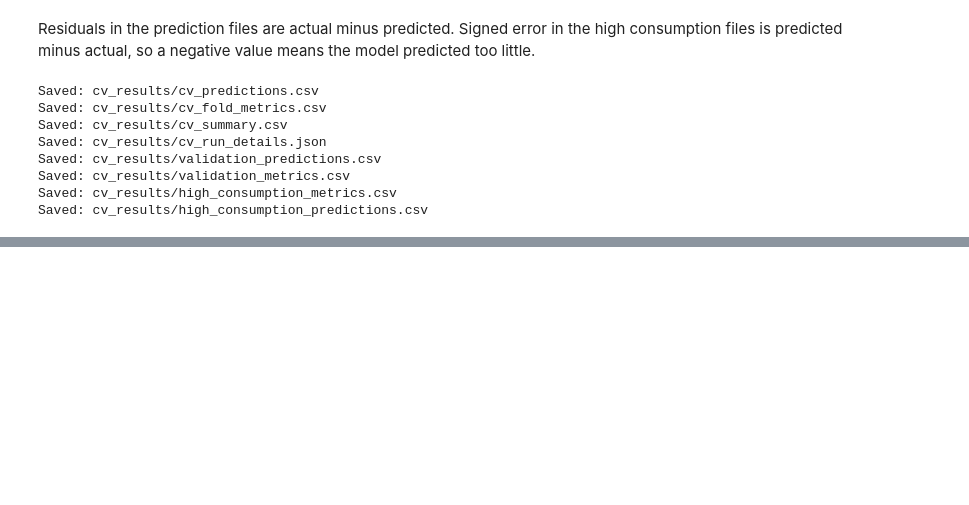
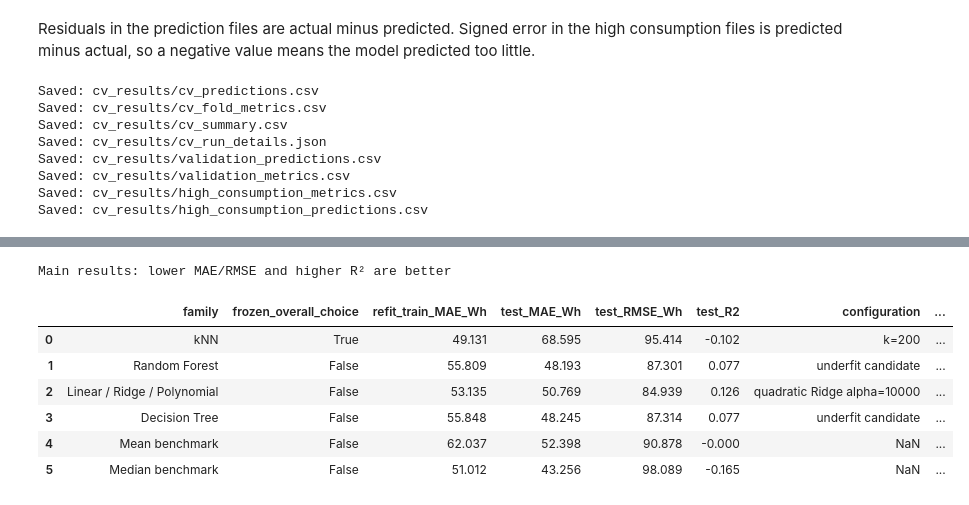
Before and after one commit to AndyLopezCoding/MachineLearningProject, a Jupyter notebook: MachineLearningProject.ipynb, the cells around one changed output, grey strips where cells are left out. Drawn from its saved outputs; the diff is of its cells as text; code cells hidden in the pictures; blank space fills up the shorter version.

```diff
--- a/MachineLearningProject.ipynb
+++ b/MachineLearningProject.ipynb
@@ -906,0 +1120,53 @@ Saved: cv_results/high_consumption_predictions.csv
+# %%
+X_train_validation = pd.concat([X_train, X_validation])
+y_train_validation = pd.concat([y_train, y_validation])
+# Construct test features directly, without adding a helper function.
+X_test_tuning = test.drop(columns=["appliances_energy_wh", "datetime",
+                                   "random_variable_1", "random_variable_2"]).copy()
+X_test_tuning["hour"] = test["datetime"].dt.hour
+X_test_tuning["day_of_week"] = test["datetime"].dt.dayofweek
+X_test_tuning = X_test_tuning[X_train.columns]
+y_test_tuning = test["appliances_energy_wh"]
+assert X_train_validation.index.max() < X_test_tuning.index.min()
+
+final_candidates = {}
+for _, selected in selected_tuning.iterrows():
+    key = (selected["family"], selected["configuration"])
+    final_candidates[selected["family"]] = clone(tuning_configs[key])
+final_candidates["Mean benchmark"] = DummyRegressor(strategy="mean")
+final_candidates["Median benchmark"] = DummyRegressor(strategy="median")
+
+test_rows = []
+tuned_test_prediction_parts = []
+for family, candidate in final_candidates.items():
+    with threadpool_limits(limits=1):
+        candidate.fit(X_train_validation, y_train_validation)
+        refit_train_pred = candidate.predict(X_train_validation)
+        test_pred = candidate.predict(X_test_tuning)
+    assert np.isfinite(test_pred).all()
+    test_rows.append({
+        "family": family, "frozen_overall_choice": family == frozen_family,
+        "refit_train_MAE_Wh": mean_absolute_error(y_train_validation, refit_train_pred),
+        "test_MAE_Wh": mean_absolute_error(y_test_tuning, test_pred),
+        "test_RMSE_Wh": np.sqrt(mean_squared_error(y_test_tuning, test_pred)),
+        "test_R2": r2_score(y_test_tuning, test_pred),
+    })
+    tuned_test_prediction_parts.append(pd.DataFrame({
+        "family": family, "datetime": test["datetime"].to_numpy(),
+        "actual_wh": y_test_tuning.to_numpy(), "predicted_wh": test_pred,
+        "absolute_error_wh": np.abs(y_test_tuning.to_numpy() - test_pred),
+    }))
+main_tuning_results = pd.DataFrame(test_rows).merge(
+    selected_tuning[["family", "configuration", "parameters", "CV_MAE_mean_Wh",
+                     "CV_MAE_std_Wh", "validation_MAE_Wh"]], on="family", how="left")
+print("Main results: lower MAE/RMSE and higher R² are better")
+display(main_tuning_results.round(3))
+# %% [output]
+Main results: lower MAE/RMSE and higher R² are better
+|  | family | frozen_overall_choice | refit_train_MAE_Wh | test_MAE_Wh | test_RMSE_Wh | test_R2 | configuration | ... |
+| 0 | kNN | True | 49.131 | 68.595 | 95.414 | -0.102 | k=200 | ... |
+| 1 | Random Forest | False | 55.809 | 48.193 | 87.301 | 0.077 | underfit candidate | ... |
+| 2 | Linear / Ridge / Polynomial | False | 53.135 | 50.769 | 84.939 | 0.126 | quadratic Ridge alpha=10000 | ... |
+| 3 | Decision Tree | False | 55.848 | 48.245 | 87.314 | 0.077 | underfit candidate | ... |
+| 4 | Mean benchmark | False | 62.037 | 52.398 | 90.878 | -0.000 | NaN | ... |
+| 5 | Median benchmark | False | 51.012 | 43.256 | 98.089 | -0.165 | NaN | ... |
```
Also changed, not shown: parts of 16 cells of this notebook, 9 other files.
